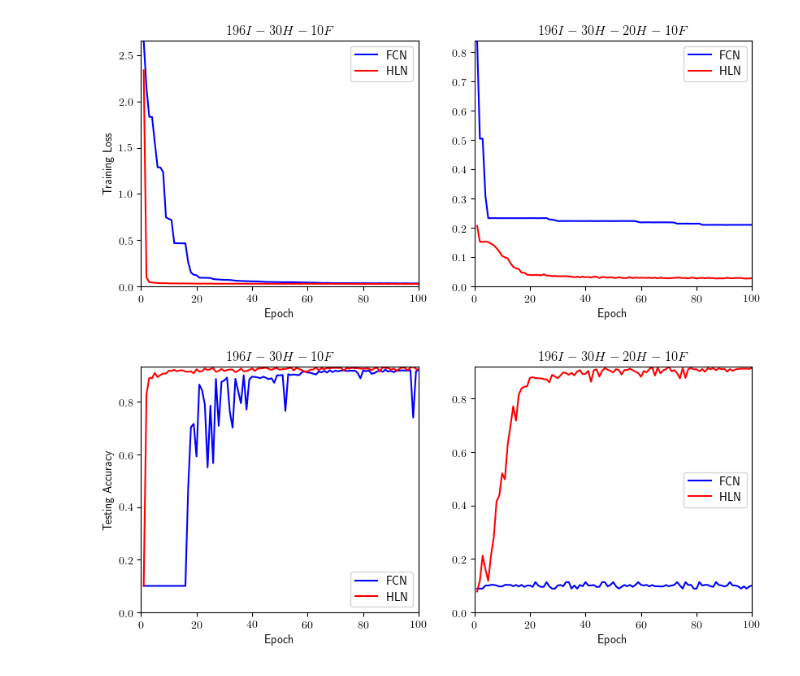
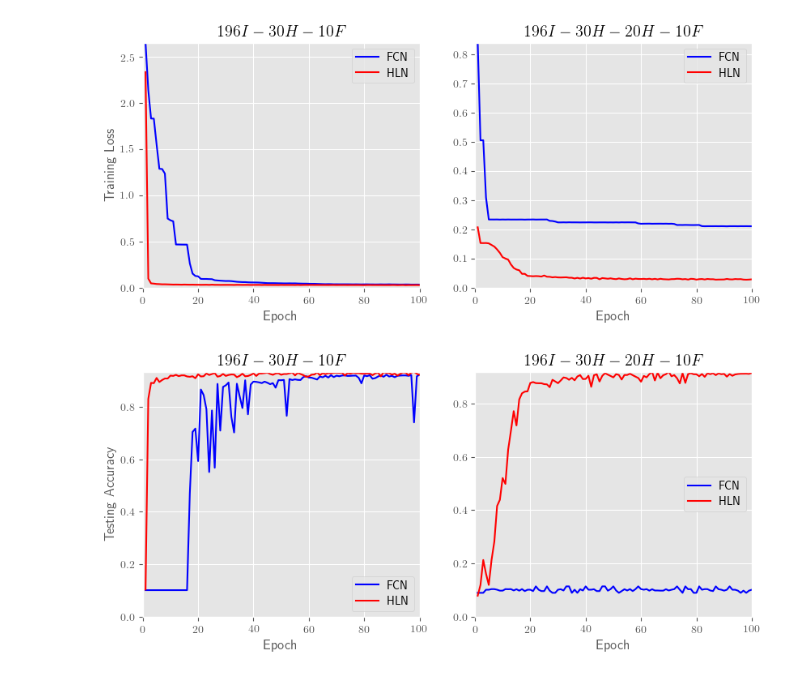
Before and after one commit to hiroki-kyoto/hybrid-learning-net, a Jupyter notebook: Untitled.ipynb, the cells around one changed output. Cells and saved outputs as stored; diff of their text form; code cells hidden in the pictures.

```diff
--- a/Untitled.ipynb
+++ b/Untitled.ipynb
@@ -12,6 +12,7 @@ import matplotlib.pyplot as plt
 import numpy as np
 import sys
 import os
+plt.style.use('ggplot')
 
 fp = [
     'test1/cmp.txt',
@@ -165,6 +166,7 @@ import matplotlib.pyplot as plt
 import numpy as np
 import sys
 import os
+plt.style.use('ggplot')
 
 fp_bp = [
     'test2/bp_196_30_10.txt',
@@ -224,33 +226,32 @@ plt.plot(t_hl[1,:], l_hl[1,:], 'r-')
 plt.legend(['FCN', 'HLN'])
 plt.title(r'$196I-30H-20H-10F$')
 plt.xlabel('Epoch')
 plt.axis([0, n, 0, max(max(l_bp[1,:]),max(l_hl[1,:]))])
 
 
 plt.savefig('minst_training_loss.png',dpi=100)
 
 # draw second graph
 plt.figure(dpi=100,figsize=[15,4])
 plt.subplot(1,3,1)
 plt.plot(t_bp[0,:], a_bp[0,:], 'b-')
 plt.plot(t_hl[0,:], a_hl[0,:], 'r-')
 plt.legend(['FCN', 'HLN'])
 plt.title(r'$196I-30H-10F$')
 plt.xlabel('Epoch')
 plt.ylabel('Testing Accuracy')
 plt.axis([0, n, 0, max(max(a_bp[0,:]),max(a_hl[0,:]))])
 
 # draw another test
 plt.subplot(1,3,2)
 plt.plot(t_bp[1,:], a_bp[1,:], 'b-')
 plt.plot(t_hl[1,:], a_hl[1,:], 'r-')
 plt.legend(['FCN', 'HLN'])
 plt.title(r'$196I-30H-20H-10F$')
 plt.xlabel('Epoch')
 plt.axis([0, n, 0, max(max(a_bp[1,:]),max(a_hl[1,:]))])
 
-
 plt.savefig('minst_testing_accuracy.png',dpi=100)
 # %% [output]
-[figure, old version]
+[figure, new version]
-[figure, old version]
+[figure, new version]
```
Also changed, not shown: parts of 1 cell of this notebook, 20 other files.
